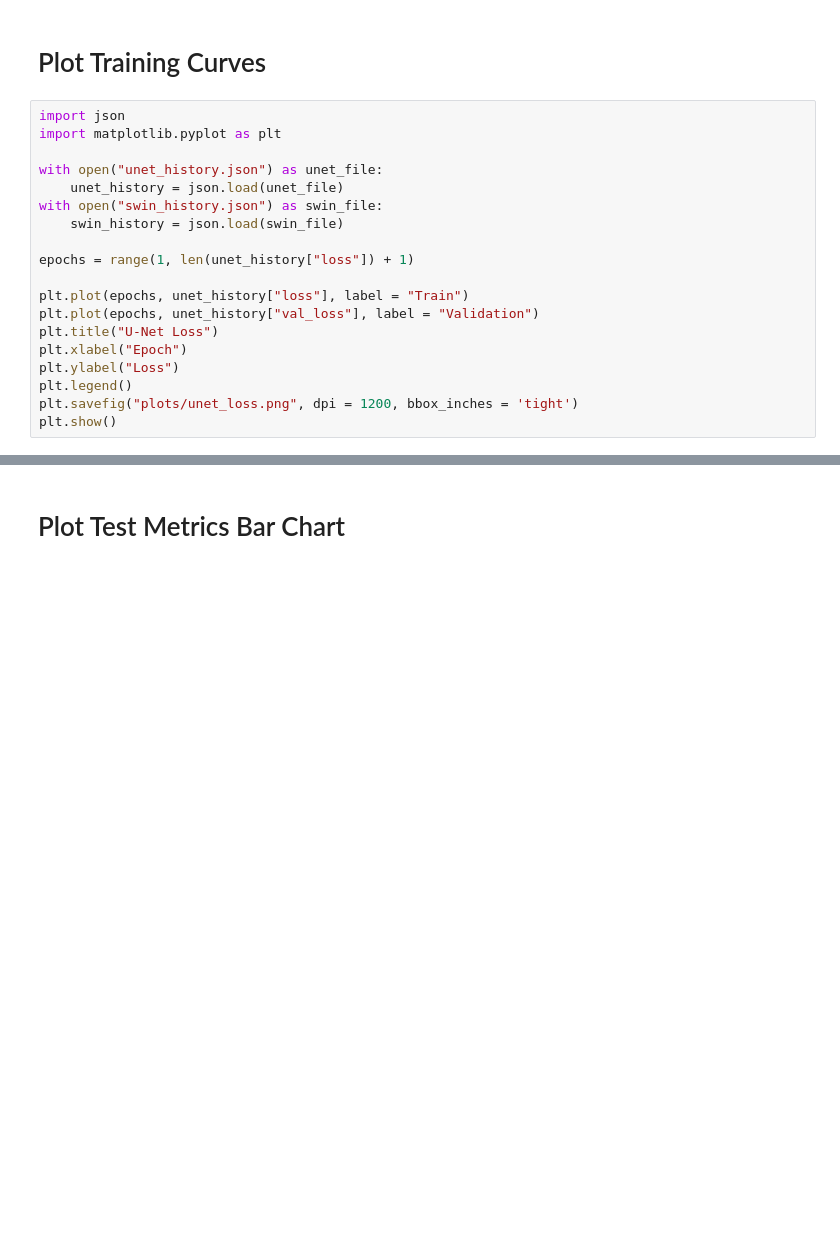
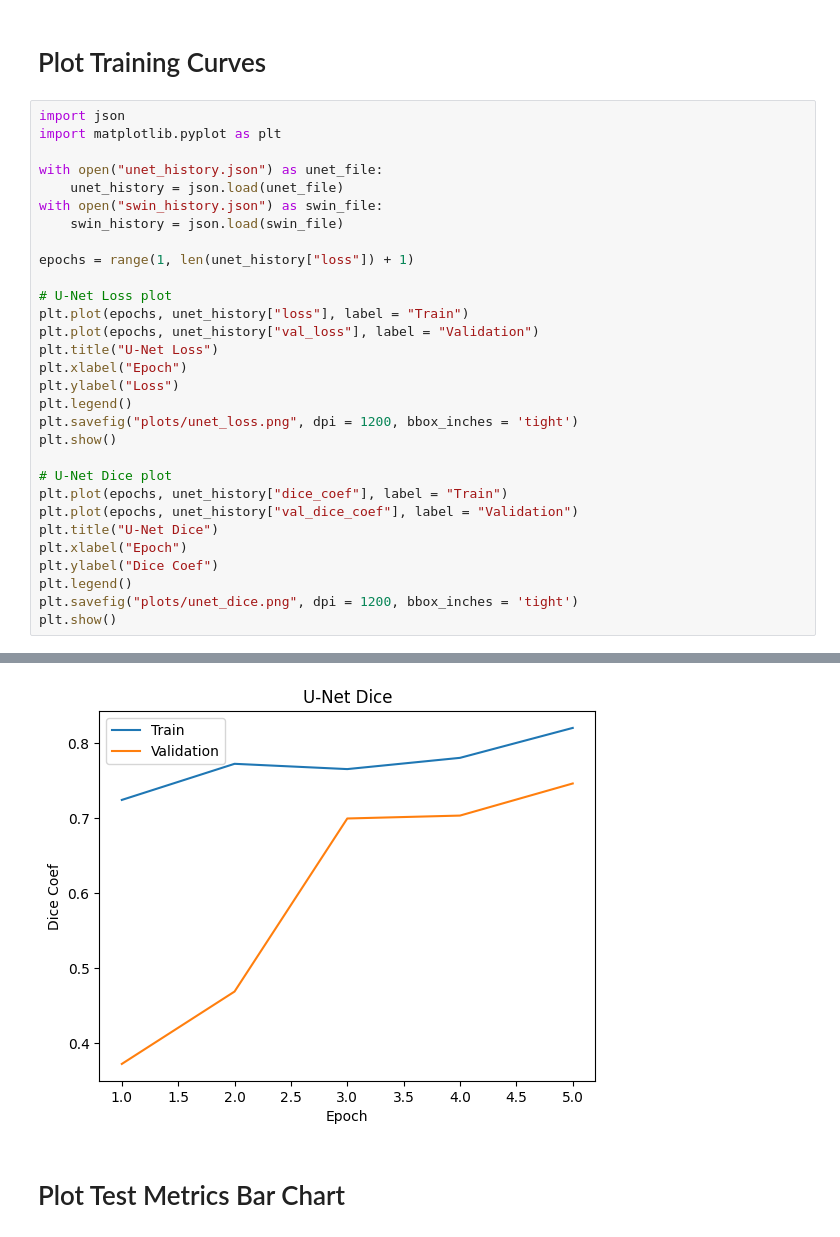
Before and after one commit to andreyestevam/CMSC324-FinalProject, a Jupyter notebook: final_project/03_evaluate_modelsCORRECT.ipynb, the cells around one changed output, grey strips where cells are left out. Drawn from its saved outputs; the diff is of its cells as text; blank space fills up the shorter version.

Commit message:
plot unet dice

```diff
--- a/final_project/03_evaluate_modelsCORRECT.ipynb
+++ b/final_project/03_evaluate_modelsCORRECT.ipynb
@@ -120,24 +120,36 @@ Swin Hausdorff Distance: 20.591391587144177
 # %%
 import json
 import matplotlib.pyplot as plt
 
 with open("unet_history.json") as unet_file:
     unet_history = json.load(unet_file)
 with open("swin_history.json") as swin_file:
     swin_history = json.load(swin_file)
 
 epochs = range(1, len(unet_history["loss"]) + 1)
 
+# U-Net Loss plot
 plt.plot(epochs, unet_history["loss"], label = "Train")
 plt.plot(epochs, unet_history["val_loss"], label = "Validation")
 plt.title("U-Net Loss")
 plt.xlabel("Epoch")
 plt.ylabel("Loss")
 plt.legend()
 plt.savefig("plots/unet_loss.png", dpi = 1200, bbox_inches = 'tight')
 plt.show()
+
+# U-Net Dice plot
+plt.plot(epochs, unet_history["dice_coef"], label = "Train")
+plt.plot(epochs, unet_history["val_dice_coef"], label = "Validation")
+plt.title("U-Net Dice")
+plt.xlabel("Epoch")
+plt.ylabel("Dice Coef")
+plt.legend()
+plt.savefig("plots/unet_dice.png", dpi = 1200, bbox_inches = 'tight')
+plt.show()
 # %% [output]
 [figure]
+[figure, added]
 # %% [markdown]
 # Plot Test Metrics Bar Chart
 # %% [markdown]
```
Also changed, not shown: 1 other file.
